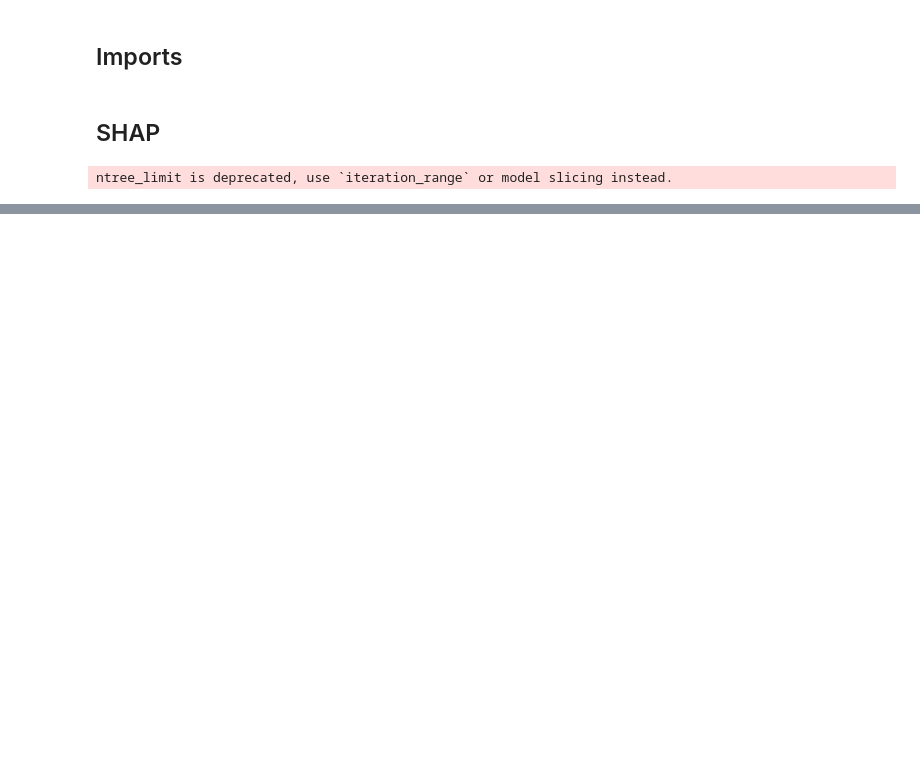
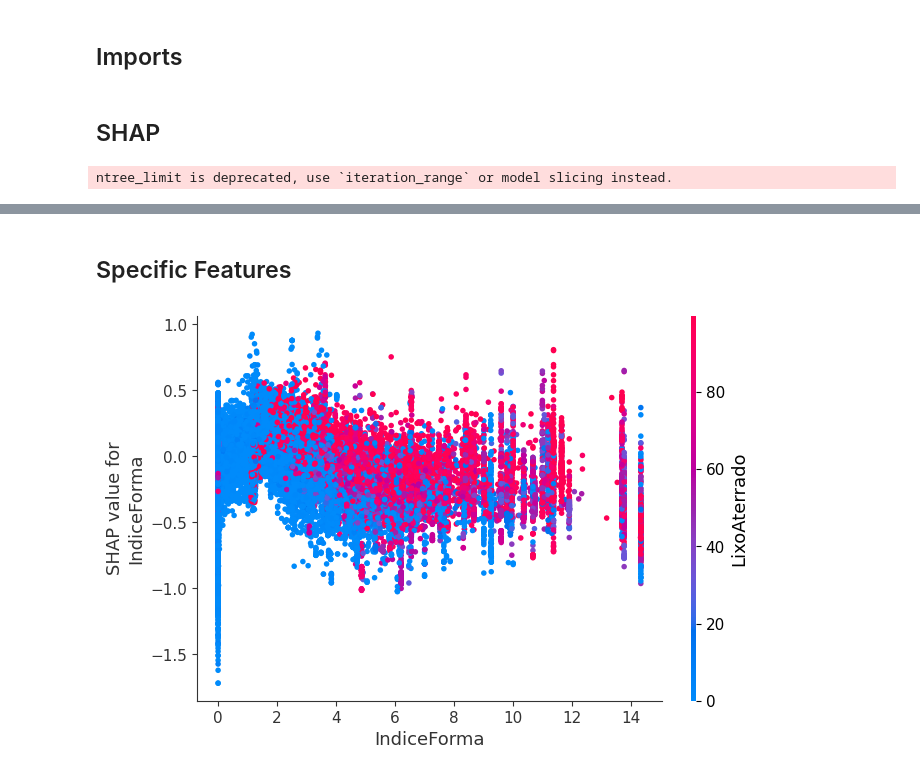
Before and after one commit to CaioRhoden/xai-nui-classification, a Jupyter notebook: shap_xgb.ipynb, the cells around one changed output, grey strips where cells are left out. Cells and saved outputs as stored; diff of their text form; code cells hidden in the pictures; blank space fills up the shorter version.

```diff
--- a/shap_xgb.ipynb
+++ b/shap_xgb.ipynb
@@ -33,0 +41,6 @@ No data for colormapping provided via 'c'. Parameters 'vmin', 'vmax' will be ign
+# %% [markdown]
+## Specific Features
+# %%
+shap.dependence_plot("IndiceForma", shap_values, X_test, interaction_index="LixoAterrado")
+# %% [output]
+[figure, added]
```
Also changed, not shown: parts of 4 cells of this notebook, 2 other files.
